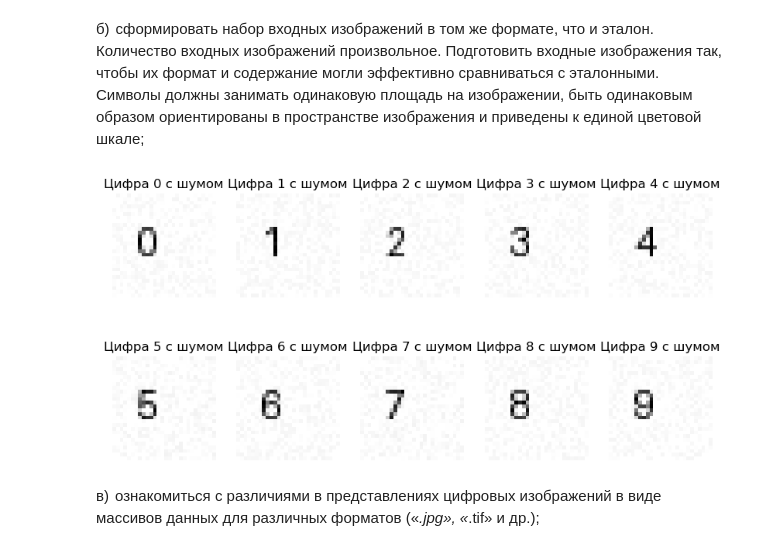
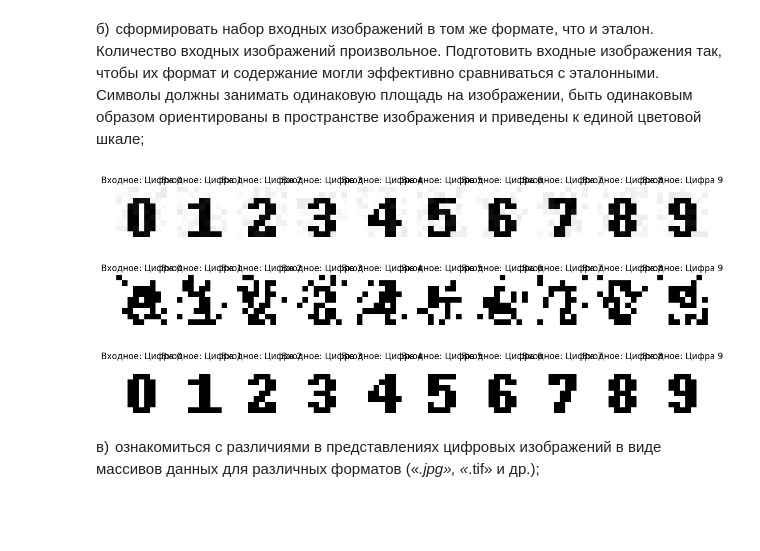
Before and after one commit to Iwan143/AI-ML, a Jupyter notebook: DZ2.ipynb, the cells around one changed output. Saved outputs shown, nothing was run; the diff lists cells and outputs as text; code cells hidden in the pictures; blank space fills up the shorter version.

```diff
--- a/DZ2.ipynb
+++ b/DZ2.ipynb
@@ -48,28 +81,73 @@ plt.show()
 # %%
 import random
 
-def add_noise(image, noise_level=10):
+def add_noise(image, noise_level=50):  # Увеличенный уровень шума
     img_array = np.array(image)
     noise = np.random.randint(-noise_level, noise_level, img_array.shape)
     img_array = np.clip(img_array + noise, 0, 255)
     return Image.fromarray(img_array.astype('uint8'))
 
+def distort_image(image, distortion_level=20):  # Искажение цифр
+    img_array = np.array(image)
+    for _ in range(distortion_level):
+        x = random.randint(0, N_p-1)
+        y = random.randint(0, N_p-1)
+        img_array[x, y] = 0 if img_array[x, y] == 255 else 255
+    return Image.fromarray(img_array.astype('uint8'))
+
 # Создание входных изображений
-for digit in digits:
+for i, digit in enumerate(digits):
     img = Image.open(f"digit_{digit}.png")
-    img = add_noise(img)
+    if i < 10:
+        img = add_noise(img, noise_level=20)  # Увеличенный шум для первых 5
+
     img.save(f"input_digit_{digit}.png")
 
 # Вывод входных изображений
-plt.figure(figsize=(10, 5))
+plt.figure(figsize=(15, 8))
 for i, digit in enumerate(digits):
-    plt.subplot(2, 5, i+1)
+    plt.subplot(2, 10, i+1)
     plt.imshow(Image.open(f"input_digit_{digit}.png"), cmap='gray')
-    plt.title(f"Цифра {digit} с шумом")
+    plt.title(f"Входное: Цифра {digit}")
     plt.axis('off')
 plt.show()
+
+
+# Создание входных изображений
+for i, digit2 in enumerate(digits):
+    img = Image.open(f"digit2_{digit2}.png")
+    if i < 10:
+        img = distort_image(img)  # Искажение для последних 5
+    img.save(f"input_digit2_{digit2}.png")
+
+# Вывод входных изображений
+plt.figure(figsize=(15, 8))
+for i, digit2 in enumerate(digits):
+    plt.subplot(2, 10, i+1)
+    plt.imshow(Image.open(f"input_digit2_{digit2}.png"), cmap='gray')
+    plt.title(f"Входное: Цифра {digit2}")
+    plt.axis('off')
+plt.show()
+
+
+# Создание входных изображений
+#for i, digit3 in enumerate(digits):
+   # img = Image.open(f"digit3_{digit3}.png")
+
+   # img.save(f"input_digit3_{digit3}.png")
+
+# Вывод входных изображений
+plt.figure(figsize=(15, 8))
+for i, digit3 in enumerate(digits):
+    plt.subplot(2, 10, i+1)
+    plt.imshow(Image.open(f"input_digit3_{digit3}.png"), cmap='gray')
+    plt.title(f"Входное: Цифра {digit3}")
+    plt.axis('off')
+plt.show()
 # %% [output]
-[figure, old version]
+[figure, new version]
+[figure, added]
+[figure, added]
 # %% [markdown]
 в)  ознакомиться с различиями в представлениях цифровых изображений в виде массивов данных для различных форматов («*.jpg», «*.tif»
 и др.);
```
Also changed, not shown: parts of 10 cells of this notebook.
